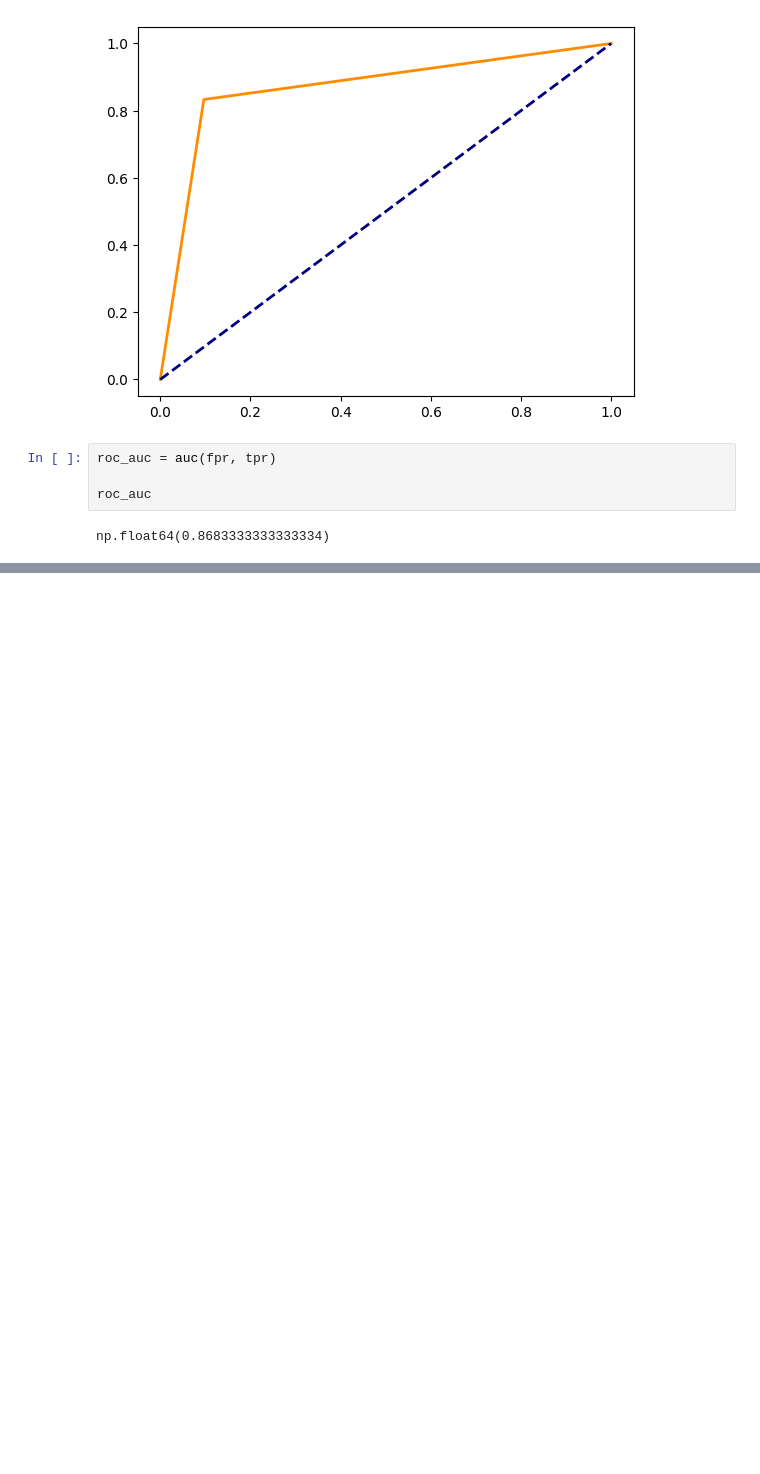
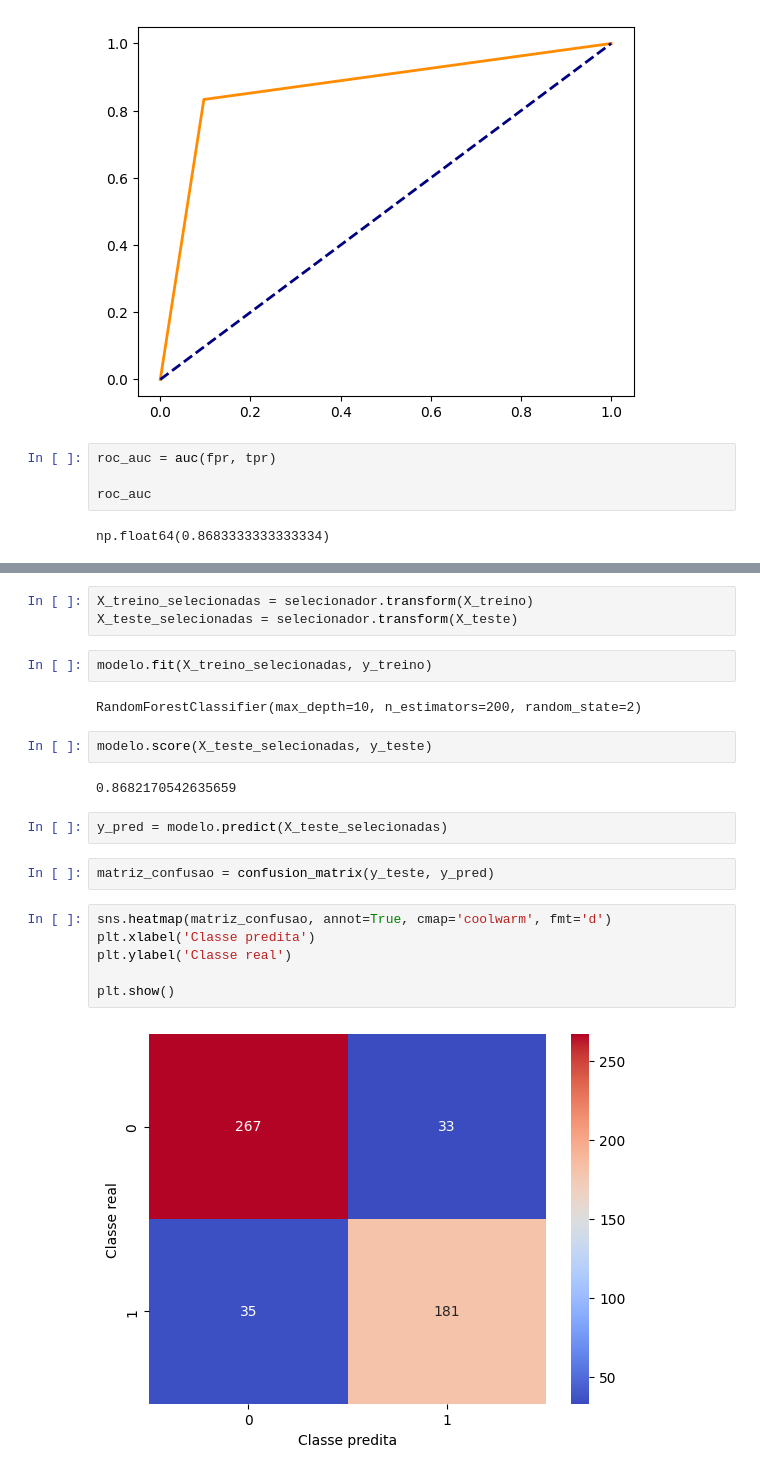
Before and after one commit to matheusgneves/data-science-projects, a Jupyter notebook: Machine_Learning_analisando_pistache_.ipynb, the cells around one changed output, grey strips where cells are left out. Cells and saved outputs as stored; diff of their text form; blank space fills up the shorter version.

```diff
--- a/Machine_Learning_analisando_pistache_.ipynb
+++ b/Machine_Learning_analisando_pistache_.ipynb
@@ -215,0 +240,23 @@ np.float64(0.8683333333333334)
+# %%
+X_treino_selecionadas = selecionador.transform(X_treino)
+X_teste_selecionadas = selecionador.transform(X_teste)
+# %%
+modelo.fit(X_treino_selecionadas, y_treino)
+# %% [output]
+RandomForestClassifier(max_depth=10, n_estimators=200, random_state=2)
+# %%
+modelo.score(X_teste_selecionadas, y_teste)
+# %% [output]
+0.8682170542635659
+# %%
+y_pred = modelo.predict(X_teste_selecionadas)
+# %%
+matriz_confusao = confusion_matrix(y_teste, y_pred)
+# %%
+sns.heatmap(matriz_confusao, annot=True, cmap='coolwarm', fmt='d')
+plt.xlabel('Classe predita')
+plt.ylabel('Classe real')
+
+plt.show()
+# %% [output]
+[figure, added]
```
Also changed, not shown: parts of 6 cells of this notebook.
